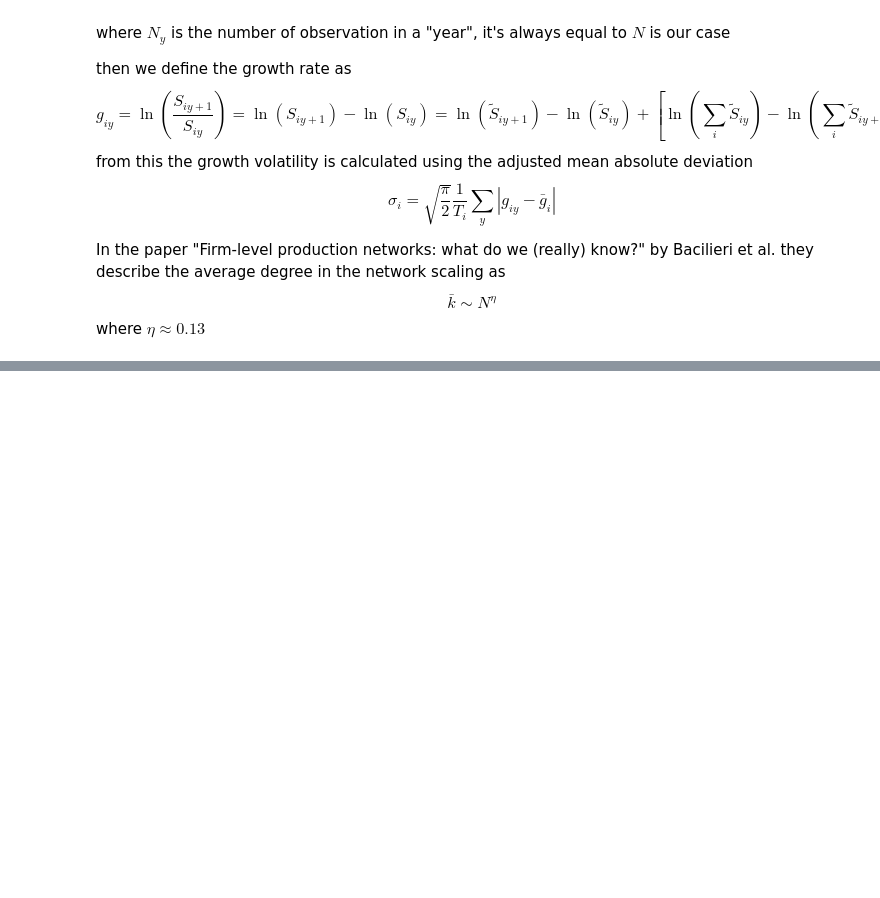
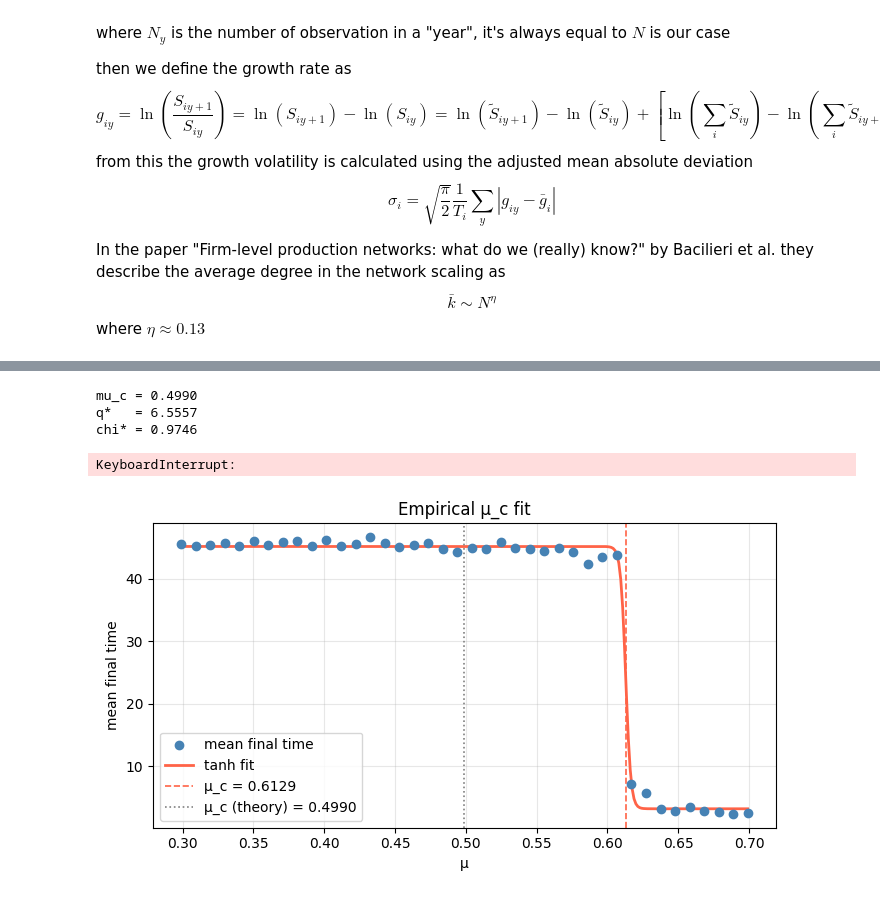
Before and after one commit to NotLudovico/glv-for-economics, a Jupyter notebook: notebooks/volatility.ipynb, the cells around one changed output, grey strips where cells are left out. Drawn from its saved outputs; the diff is of its cells as text; code cells hidden in the pictures; blank space fills up the shorter version.

```diff
--- a/notebooks/volatility.ipynb
+++ b/notebooks/volatility.ipynb
@@ -317,0 +31,65 @@ binned beta = -0.9794,  intercept (log10) = -1.3918,  R^2 = 0.5553
+# %%
+N = 1000
+C = 50
+sigma = 0.2
+
+# Configuration model with exponential degree distribution: g = k/C ~ Exp(1)
+nu_pdf = lambda g: np.exp(-g)
+
+mu_c_result = glv.calculate_mu_c(sigma=sigma, gamma=0.0, nu_pdf=nu_pdf)
+mu_c = mu_c_result["mu_c"]
+print(f"mu_c = {mu_c:.4f}")
+print(f"q*   = {mu_c_result['q_star']:.4f}")
+print(f"chi* = {mu_c_result['chi_star']:.4f}")
+# %% [output]
+mu_c = 0.4990
+q*   = 6.5557
+chi* = 0.9746
+# %%
+degree_sequence = np.maximum(np.random.exponential(scale=C, size=N).astype(int), 1)
+if np.sum(degree_sequence) % 2 != 0:
+    degree_sequence[0] += 1
+
+# Build topology (find_empirical_mu_c only uses the non-zero structure)
+A = glv.generate_matrix(degree_sequence, C, mu=mu_c, sigma=sigma)
+
+# Initial conditions for the mu sweep
+n_ic = 10
+initial_conditions = []
+for _ in range(n_ic):
+    x0 = np.random.uniform(0.1, 1.0, N)
+    M0 = x0.sum()
+    initial_conditions.append(np.concatenate([x0 / M0, [M0], [0.0]]))
+
+fit = glv.find_empirical_mu_c(
+    mu_c_theoretical=mu_c,
+    A=A,
+    C=C,
+    sigma=sigma,
+    initial_conditions=initial_conditions,
+)
+mu_c_empirical = fit["mu_c"]
+print(f"Theoretical mu_c = {mu_c:.4f}")
+print(f"Empirical   mu_c = {mu_c_empirical:.4f}")
+# %% [output]
+KeyboardInterrupt:
+# %%
+mu_values = fit["mu_values"]
+mean_t    = fit["mean_t"]
+amp, a, mu0, b = fit["popt"]
+
+mu_dense = np.linspace(mu_values[0], mu_values[-1], 300)
+tanh_fit = amp * np.tanh(-a * (mu_dense - mu0)) + b
+
+fig, ax = plt.subplots(figsize=(7, 4))
+ax.scatter(mu_values, mean_t, color='steelblue', zorder=3, label='mean final time')
+ax.plot(mu_dense, tanh_fit, color='tomato', lw=2, label='tanh fit')
+ax.axvline(mu_c_empirical, color='tomato', lw=1.2, ls='--', label=f'μ_c = {mu_c_empirical:.4f}')
+ax.axvline(mu_c, color='gray', lw=1.2, ls=':', label=f'μ_c (theory) = {mu_c:.4f}')
+ax.set(xlabel='μ', ylabel='mean final time', title='Empirical μ_c fit')
+ax.legend()
+ax.grid(alpha=0.3)
+plt.tight_layout()
+plt.show()
+# %% [output]
+[figure, added]
```
Also changed, not shown: parts of 12 cells of this notebook, 11 other files.
